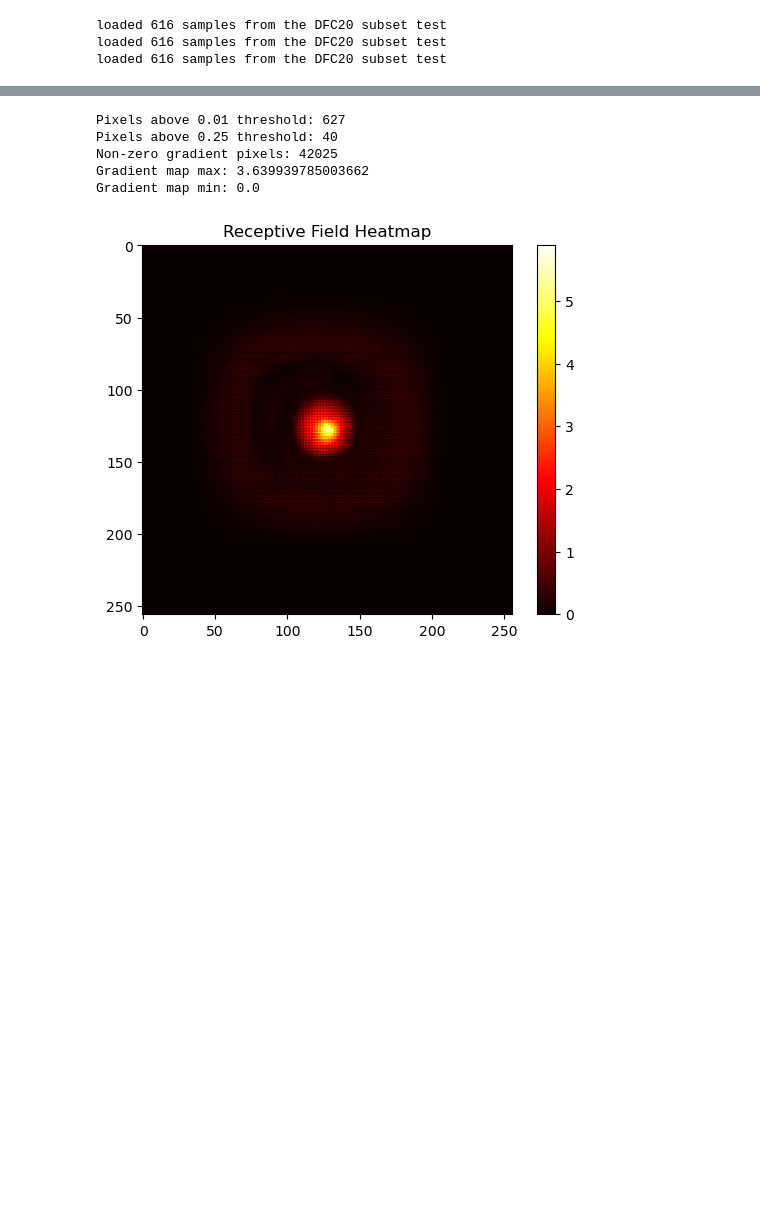
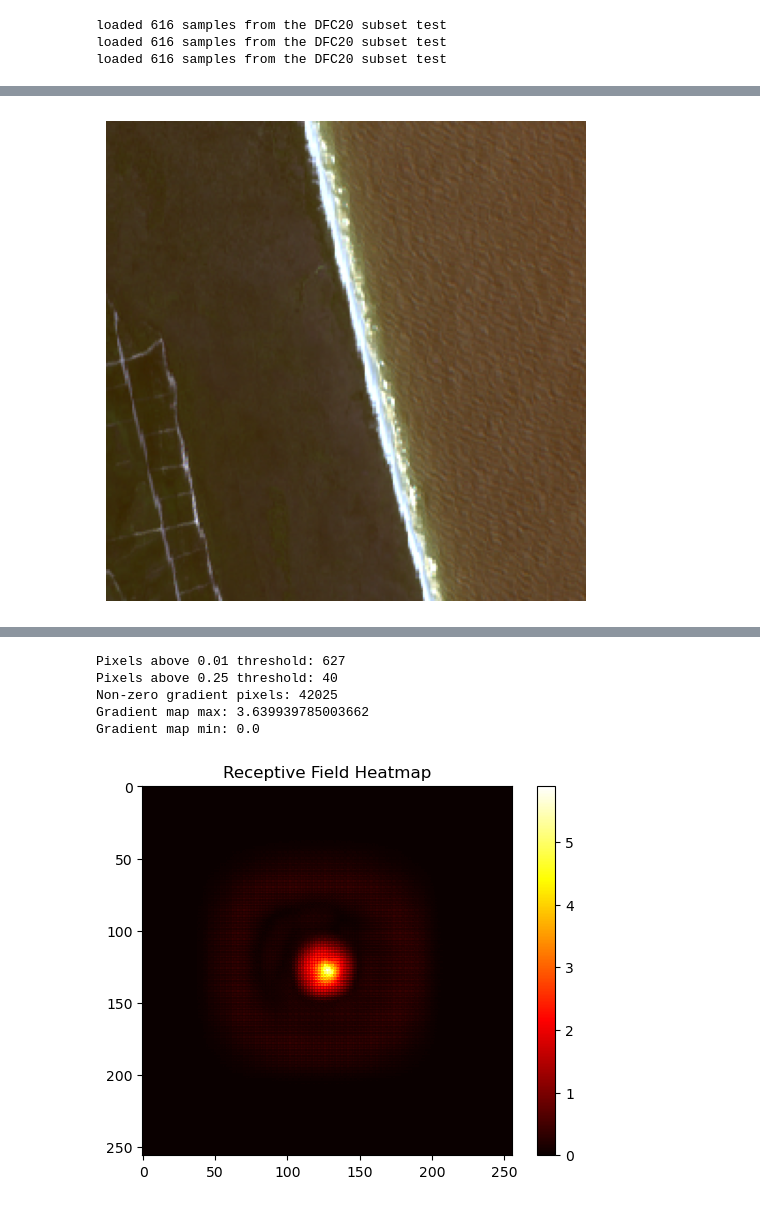
Before and after one commit to hpfref/The-Role-of-Spatial-Context-in-Deep-Learning-based-Semantic-Segmentation-of-Remote-Sensing-Imagery, a Jupyter notebook: dfc20/visualize.ipynb, the cells around one changed output, grey strips where cells are left out. Saved outputs shown, nothing was run; the diff lists cells and outputs as text; code cells hidden in the pictures; blank space fills up the shorter version.

```diff
--- a/dfc20/visualize.ipynb
+++ b/dfc20/visualize.ipynb
@@ -219 +452,32 @@ def visualize_rgb_prediction_label(patch, patch_stand=None, model=None, model_is
+# %%
+def visualize_s2_patch(idx, ds_s2, gain=1.5, gamma=0.9):
+    """
+    Show only the RGB rendering of one Sentinel-2 patch.
+    Brightened with gain + gamma correction.
+    """
+
+    patch_s2 = ds_s2.__getitem__(idx)
+
+    # Extract RGB (bands 2,3,4 = indices 1:4)
+    s2_img = patch_s2['image'][1:4].astype(np.float32)
+
+    # Normalize
+    s2_img = (s2_img - s2_img.min()) / (s2_img.max() - s2_img.min() + 1e-6)
+
+    # Brighten
+    s2_img = np.clip(s2_img * gain, 0, 1)       # gain
+    s2_img = np.power(s2_img, gamma)            # gamma correction
+
+    rgb_img = np.transpose(s2_img, (1, 2, 0))
+
+    plt.imshow(rgb_img)
+    plt.axis('off')
+    plt.subplots_adjust(left=0, right=1, top=1, bottom=0)
+    plt.margins(0, 0)
+    plt.gca().set_position([0, 0, 1, 1])
+    plt.show()
+# %%
+visualize_s2_patch(501, ds_s2)
+# %% [output]
+[figure, added]
 # %%
```
Also changed, not shown: parts of 9 cells of this notebook, 3 other files.
